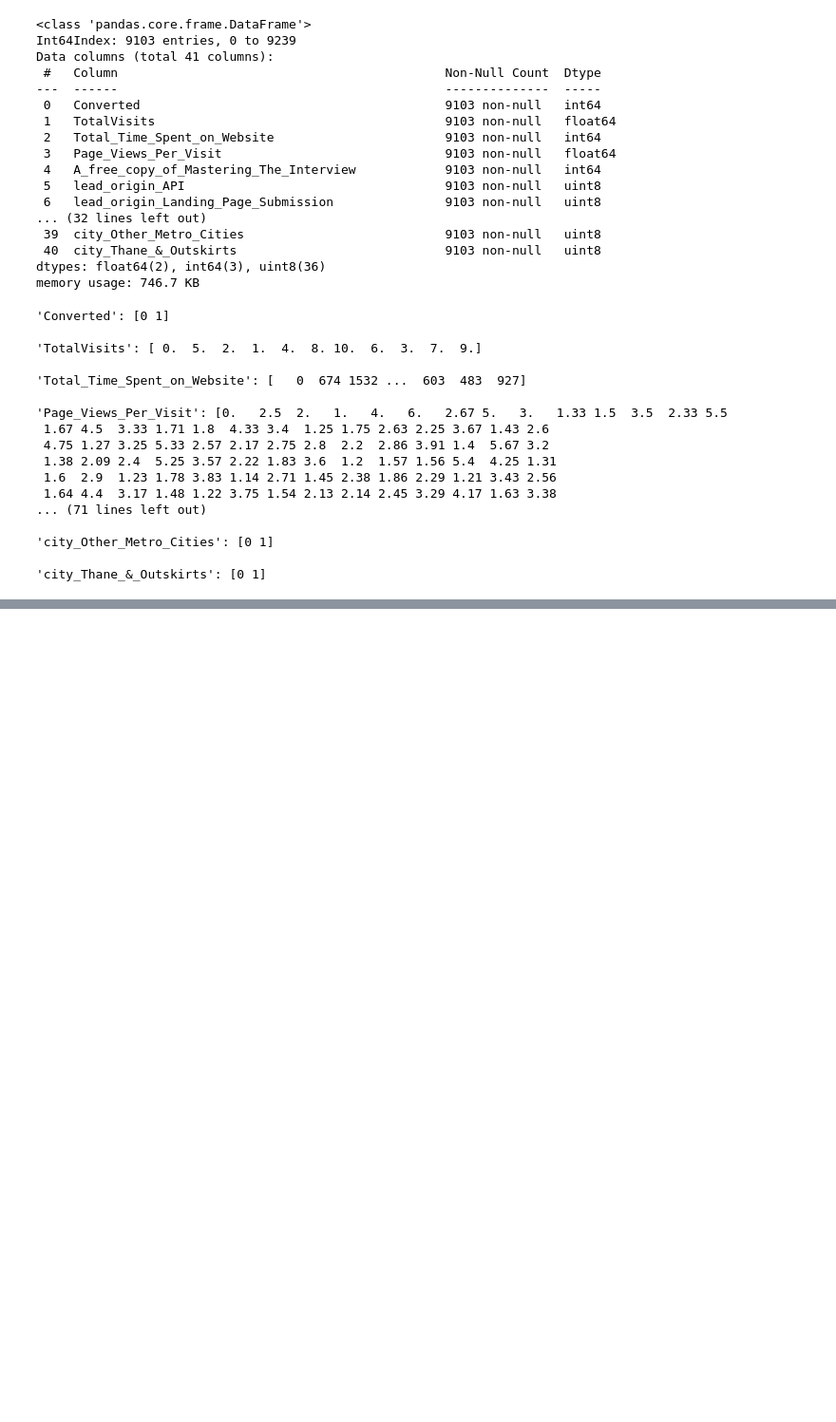
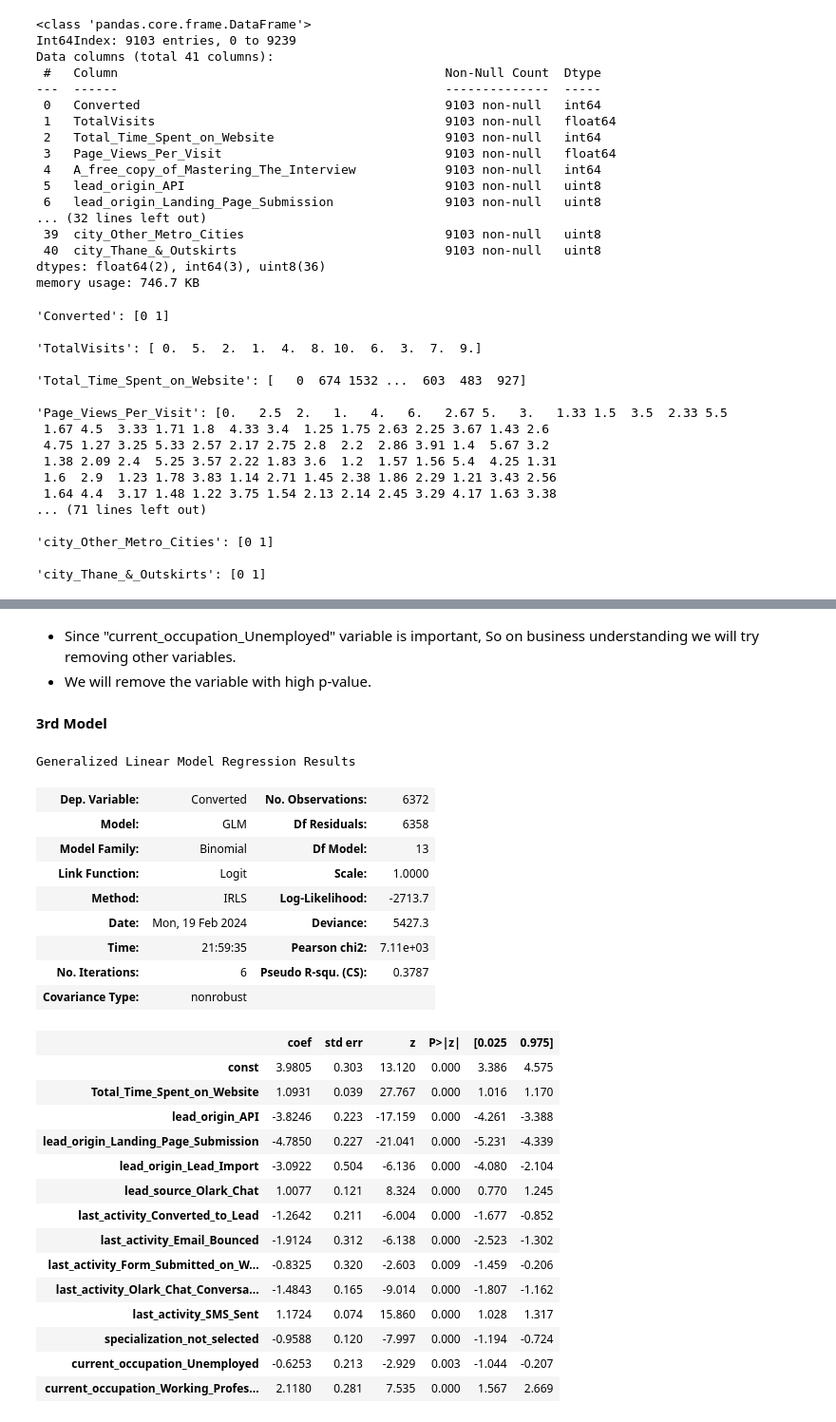
Before and after one commit to BharatPanera/lead_scoring_case_study, a Jupyter notebook: lead_scoring.ipynb, the cells around one changed output, grey strips where cells are left out. Shown at 95% size. Cells and saved outputs as stored; diff of their text form; code cells hidden in the pictures; blank space fills up the shorter version.

```diff
--- a/lead_scoring.ipynb
+++ b/lead_scoring.ipynb
@@ -1497,0 +1783,45 @@ get_unique_vals(lead_data)
+# %% [markdown]
+- Since "current_occupation_Unemployed" variable is important, So on business understanding we will try removing other variables.
+- We will remove the variable with high p-value.
+# %% [markdown]
+**3rd Model**
+# %%
+rfe_supported_cols = rfe_supported_cols.drop('specialization_E-Business', 1)
+# %%
+# Adding the constant
+X_train_model = sm.add_constant(X_train[rfe_supported_cols])
+
+# Creating the model
+lr_sm3 = sm.GLM(y_train,X_train_model, family = sm.families.Binomial())
+
+# fit the model
+lr_sm_model = lr_sm3.fit()
+
+#parameters of the model
+lr_sm_model.summary()
+# %% [output]
+Generalized Linear Model Regression Results
+| Dep. Variable: | Converted | No. Observations: | 6372 |
+| Model: | GLM | Df Residuals: | 6358 |
+| Model Family: | Binomial | Df Model: | 13 |
+| Link Function: | Logit | Scale: | 1.0000 |
+| Method: | IRLS | Log-Likelihood: | -2713.7 |
+| Date: | Mon, 19 Feb 2024 | Deviance: | 5427.3 |
+| Time: | 21:59:35 | Pearson chi2: | 7.11e+03 |
+| No. Iterations: | 6 | Pseudo R-squ. (CS): | 0.3787 |
+| Covariance Type: | nonrobust |  |  |
+|  | coef | std err | z | P>|z| | [0.025 | 0.975] |
+| const | 3.9805 | 0.303 | 13.120 | 0.000 | 3.386 | 4.575 |
+| Total_Time_Spent_on_Website | 1.0931 | 0.039 | 27.767 | 0.000 | 1.016 | 1.170 |
+| lead_origin_API | -3.8246 | 0.223 | -17.159 | 0.000 | -4.261 | -3.388 |
+| lead_origin_Landing_Page_Submission | -4.7850 | 0.227 | -21.041 | 0.000 | -5.231 | -4.339 |
+| lead_origin_Lead_Import | -3.0922 | 0.504 | -6.136 | 0.000 | -4.080 | -2.104 |
+| lead_source_Olark_Chat | 1.0077 | 0.121 | 8.324 | 0.000 | 0.770 | 1.245 |
+| last_activity_Converted_to_Lead | -1.2642 | 0.211 | -6.004 | 0.000 | -1.677 | -0.852 |
+| last_activity_Email_Bounced | -1.9124 | 0.312 | -6.138 | 0.000 | -2.523 | -1.302 |
+| last_activity_Form_Submitted_on_W... | -0.8325 | 0.320 | -2.603 | 0.009 | -1.459 | -0.206 |
+| last_activity_Olark_Chat_Conversa... | -1.4843 | 0.165 | -9.014 | 0.000 | -1.807 | -1.162 |
+| last_activity_SMS_Sent | 1.1724 | 0.074 | 15.860 | 0.000 | 1.028 | 1.317 |
+| specialization_not_selected | -0.9588 | 0.120 | -7.997 | 0.000 | -1.194 | -0.724 |
+| current_occupation_Unemployed | -0.6253 | 0.213 | -2.929 | 0.003 | -1.044 | -0.207 |
+| current_occupation_Working_Profes... | 2.1180 | 0.281 | 7.535 | 0.000 | 1.567 | 2.669 |
```
Also changed, not shown: parts of 47 cells of this notebook.
